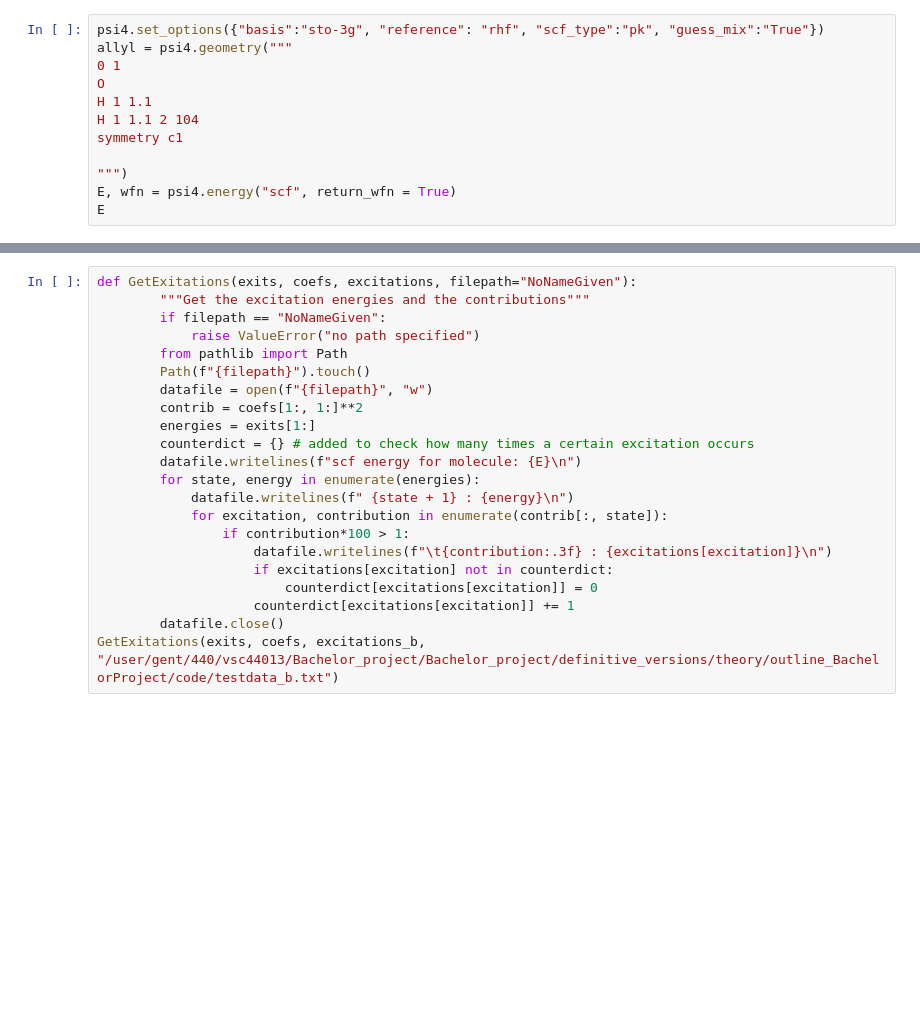
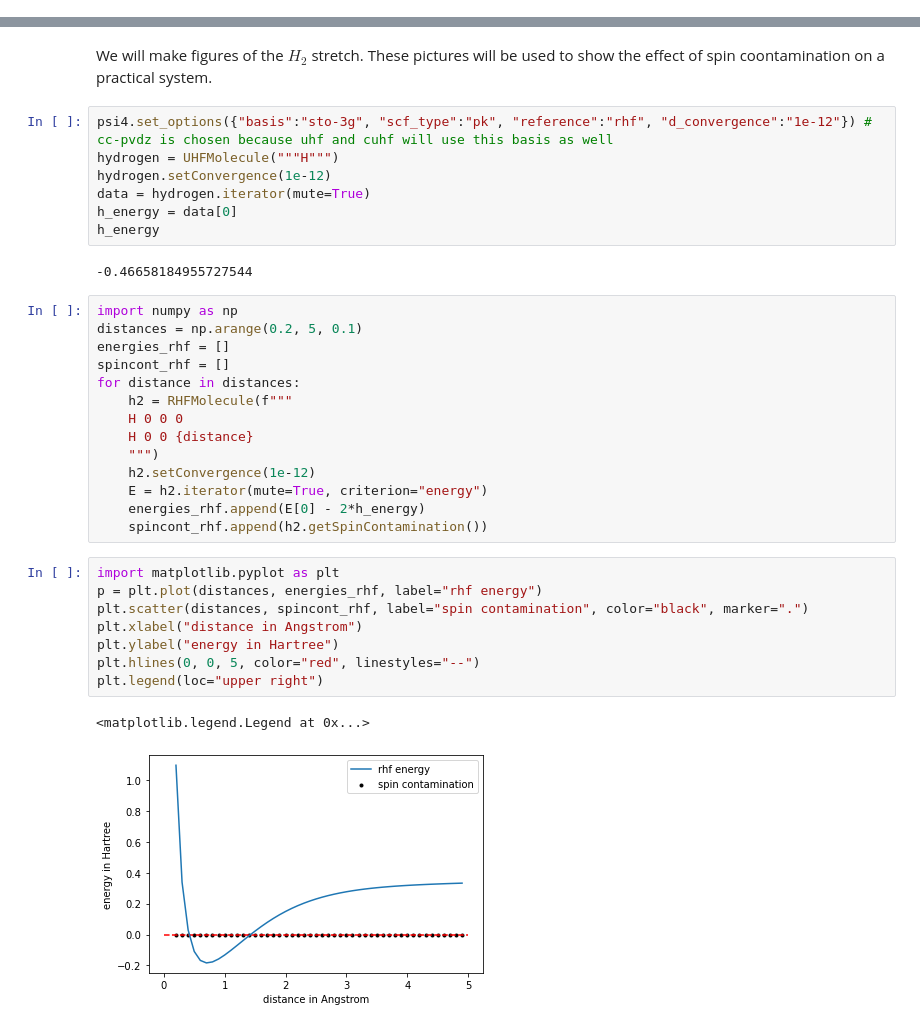
Before and after one commit to ruvdrsti/Bachelor_project, a Jupyter notebook: definitive_versions/theory/outline_BachelorProject/code/storydata.ipynb, the cells around one changed output, grey strips where cells are left out. Cells and saved outputs as stored; diff of their text form; blank space fills up the shorter version.

Commit message:
adding some figures

```diff
--- a/definitive_versions/theory/outline_BachelorProject/code/storydata.ipynb
+++ b/definitive_versions/theory/outline_BachelorProject/code/storydata.ipynb
@@ -10,12 +11,0 @@ from scipy.linalg import eigh
-# %%
-psi4.set_options({"basis":"sto-3g", "reference": "rhf", "scf_type":"pk", "guess_mix":"True"})
-allyl = psi4.geometry("""
-0 1
-O
-H 1 1.1
-H 1 1.1 2 104
-symmetry c1
-
-""")
-E, wfn = psi4.energy("scf", return_wfn = True)
-E
@@ -124,22 +12,36 @@ GetExitations(exits, coefs, excitations_a, "/user/gent/440/vsc44013/Bachelor_pro
-# %%
-def GetExitations(exits, coefs, excitations, filepath="NoNameGiven"):
-        """Get the excitation energies and the contributions"""
-        if filepath == "NoNameGiven":
-            raise ValueError("no path specified")
-        from pathlib import Path
-        Path(f"{filepath}").touch()
-        datafile = open(f"{filepath}", "w")
-        contrib = coefs[1:, 1:]**2
-        energies = exits[1:]
-        counterdict = {} # added to check how many times a certain excitation occurs
-        datafile.writelines(f"scf energy for molecule: {E}\n")
-        for state, energy in enumerate(energies):
-            datafile.writelines(f" {state + 1} : {energy}\n")
-            for excitation, contribution in enumerate(contrib[:, state]):
-                if contribution*100 > 1:
-                    datafile.writelines(f"\t{contribution:.3f} : {excitations[excitation]}\n")
-                    if excitations[excitation] not in counterdict:
-                        counterdict[excitations[excitation]] = 0
-                    counterdict[excitations[excitation]] += 1
-        datafile.close()
-GetExitations(exits, coefs, excitations_b, "/user/gent/440/vsc44013/Bachelor_project/Bachelor_project/definitive_versions/theory/outline_BachelorProject/code/testdata_b.txt")
+# %% [markdown]
+We will make figures of the $H_2$ stretch. These pictures will be used to show the effect of spin coontamination on a practical system.
+# %%
+psi4.set_options({"basis":"sto-3g", "scf_type":"pk", "reference":"rhf", "d_convergence":"1e-12"}) # cc-pvdz is chosen because uhf and cuhf will use this basis as well
+hydrogen = UHFMolecule("""H""")
+hydrogen.setConvergence(1e-12)
+data = hydrogen.iterator(mute=True)
+h_energy = data[0]
+h_energy
+# %% [output]
+-0.46658184955727544
+# %%
+import numpy as np
+distances = np.arange(0.2, 5, 0.1)
+energies_rhf = []
+spincont_rhf = []
+for distance in distances:
+    h2 = RHFMolecule(f"""
+    H 0 0 0
+    H 0 0 {distance}
+    """)
+    h2.setConvergence(1e-12)
+    E = h2.iterator(mute=True, criterion="energy")
+    energies_rhf.append(E[0] - 2*h_energy)
+    spincont_rhf.append(h2.getSpinContamination())
+# %%
+import matplotlib.pyplot as plt
+p = plt.plot(distances, energies_rhf, label="rhf energy")
+plt.scatter(distances, spincont_rhf, label="spin contamination", color="black", marker=".")
+plt.xlabel("distance in Angstrom")
+plt.ylabel("energy in Hartree")
+plt.hlines(0, 0, 5, color="red", linestyles="--")
+plt.legend(loc="upper right")
+# %% [output]
+<matplotlib.legend.Legend at 0x...>
+[figure, added]
```
Also changed, not shown: parts of 14 cells of this notebook.
